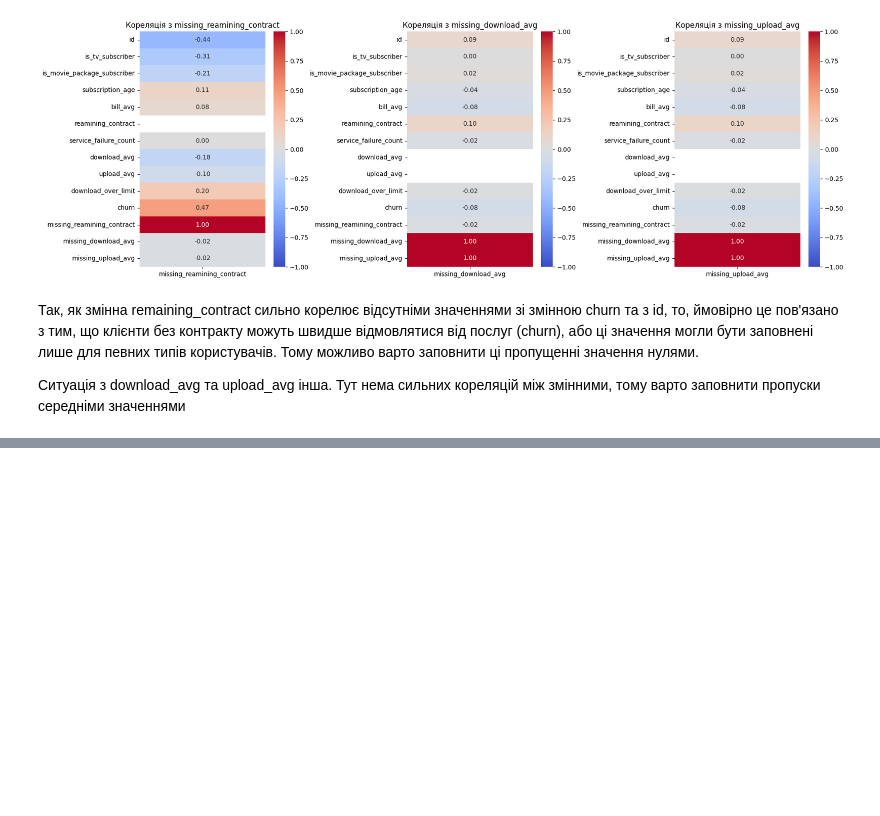
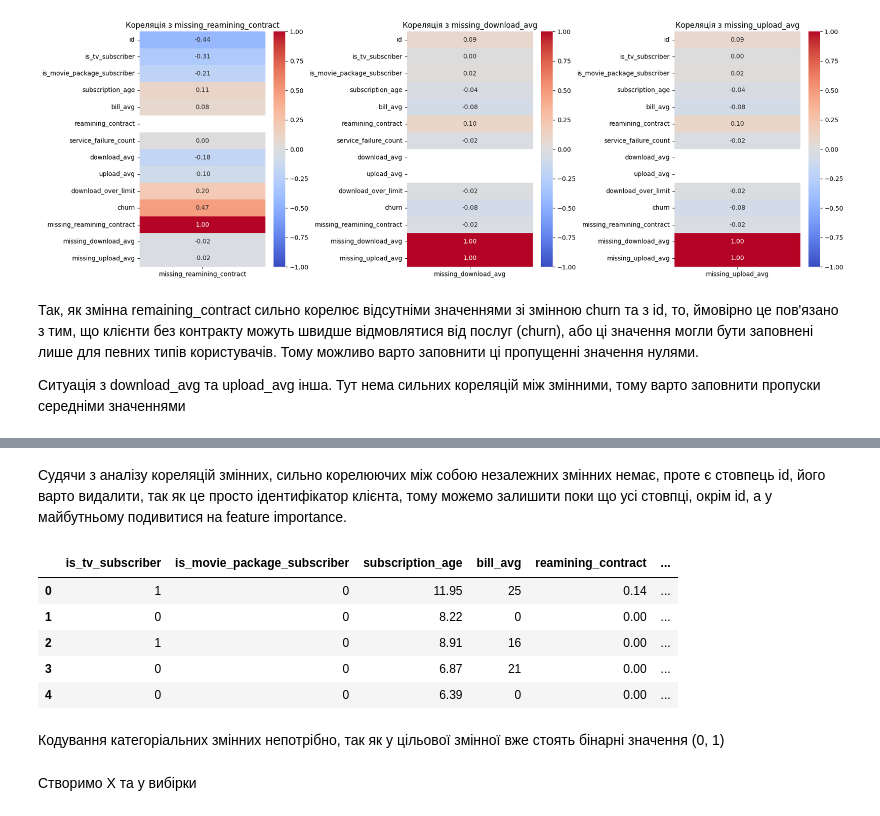
Before and after one commit to Kalmar41k/internet-service-churn-prediction, a Jupyter notebook: model_training.ipynb, the cells around one changed output, grey strips where cells are left out. Drawn from its saved outputs; the diff is of its cells as text; code cells hidden in the pictures; blank space fills up the shorter version.

```diff
--- a/model_training.ipynb
+++ b/model_training.ipynb
@@ -201,0 +261,16 @@ plt.show()
+# %% [markdown]
+Судячи з аналізу кореляцій змінних, сильно корелюючих між собою незалежних змінних немає, проте є стовпець id, його варто видалити, так як це просто ідентифікатор клієнта, тому можемо залишити поки що усі стовпці, окрім id, а у майбутньому подивитися на feature importance.
+# %%
+prep_df = prep_df.drop('id', axis=1)
+prep_df.head()
+# %% [output]
+|  | is_tv_subscriber | is_movie_package_subscriber | subscription_age | bill_avg | reamining_contract | ... |
+| 0 | 1 | 0 | 11.95 | 25 | 0.14 | ... |
+| 1 | 0 | 0 | 8.22 | 0 | 0.00 | ... |
+| 2 | 1 | 0 | 8.91 | 16 | 0.00 | ... |
+| 3 | 0 | 0 | 6.87 | 21 | 0.00 | ... |
+| 4 | 0 | 0 | 6.39 | 0 | 0.00 | ... |
+# %% [markdown]
+Кодування категоріальних змінних непотрібно, так як у цільової змінної вже стоять бінарні значення (0, 1)
+# %% [markdown]
+Створимо X та y вибірки
```
Also changed, not shown: parts of 17 cells of this notebook.
